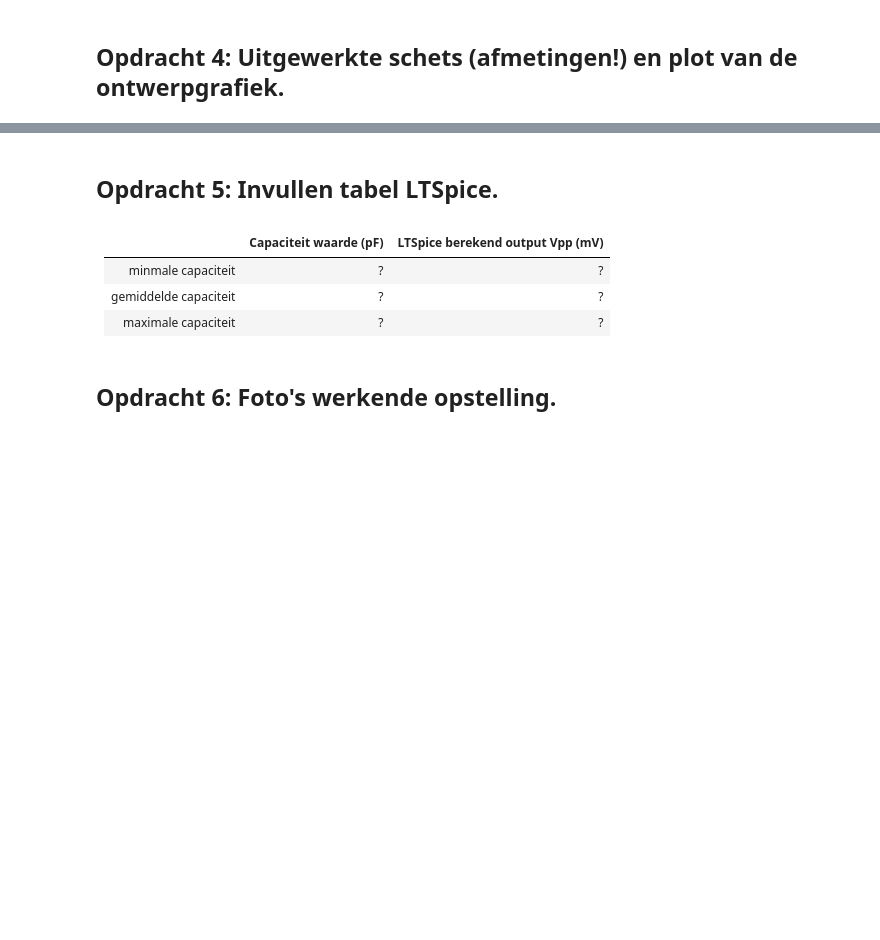
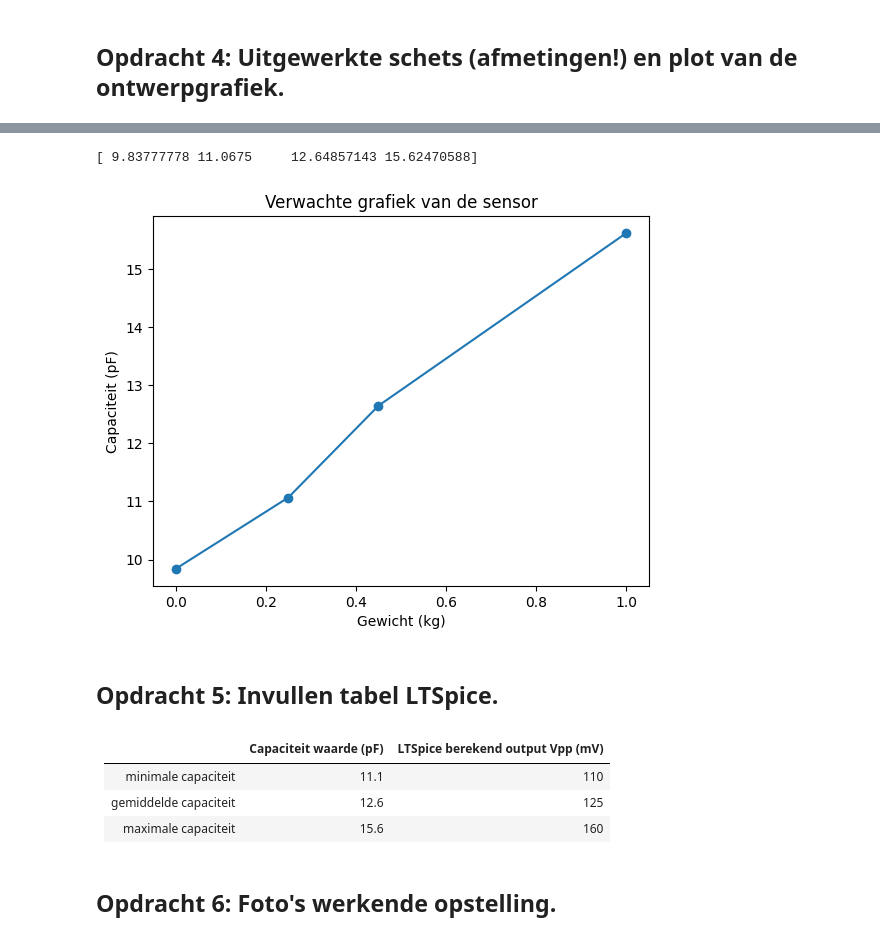
Before and after one commit to Nina925/opdrachten-DEF-D, a Jupyter notebook: FysiekeOntwerpopdrachten/2OntwerpEenSensorCondensator/DEFOntwerpopdracht2OntwerpEenSensorInvulTemplate.ipynb, the cells around one changed output, grey strips where cells are left out. Saved outputs shown, nothing was run; the diff lists cells and outputs as text; code cells hidden in the pictures; blank space fills up the shorter version.

```diff
--- a/FysiekeOntwerpopdrachten/2OntwerpEenSensorCondensator/DEFOntwerpopdracht2OntwerpEenSensorInvulTemplate.ipynb
+++ b/FysiekeOntwerpopdrachten/2OntwerpEenSensorCondensator/DEFOntwerpopdracht2OntwerpEenSensorInvulTemplate.ipynb
@@ -39,7 +39,7 @@ def berekening_condensator(epsilonr,A,d):
 
     return (epsilon0 * epsilonr * A) / d
 
-epsilonr_values = [1.8]
+epsilonr_values = [3]
 A_values = [0.01]
 d_values = [0.001]
 
@@ -86,10 +85,26 @@ Pas deze tekst aan: Wij gaan een sensor maken die gewicht meet.
+# %%
+# Plot hier de verwachte ontwerpgrafiek van jullie sensoren.
+import matplotlib.pyplot as plt
+
+d = np.array([0.027,0.024,0.021,0.017])
+C2 = berekening_condensator(epsilonr_values, A_values, d) *1e12
+gewicht = np.array([0,0.250,0.450,1])
+plt.plot(gewicht,C2, marker = 'o', linestyle='-')
+plt.title("Verwachte grafiek van de sensor")
+plt.xlabel('Gewicht (kg)')
+plt.ylabel('Capaciteit (pF)')
+
+print(C2)
+# %% [output]
+[ 9.83777778 11.0675     12.64857143 15.62470588]
+[figure, added]
 # %% [markdown]
 ## Opdracht 5: Invullen tabel LTSpice.
 # %% [markdown]
 |         | Capaciteit waarde (pF)  | LTSpice berekend output Vpp (mV)|
 |-------------|-------------:|-------------:|
-| minmale capaciteit| ? |? |
-| gemiddelde capaciteit| ? |? |
-| maximale capaciteit| ? |? |
+| minimale capaciteit| 11.1 |110 |
+| gemiddelde capaciteit| 12.6 |125|
+| maximale capaciteit| 15.6 |160|
 # %% [markdown]
 ## Opdracht 6: Foto's werkende opstelling.
```
Also changed, not shown: parts of 24 cells of this notebook, 9 other files.
